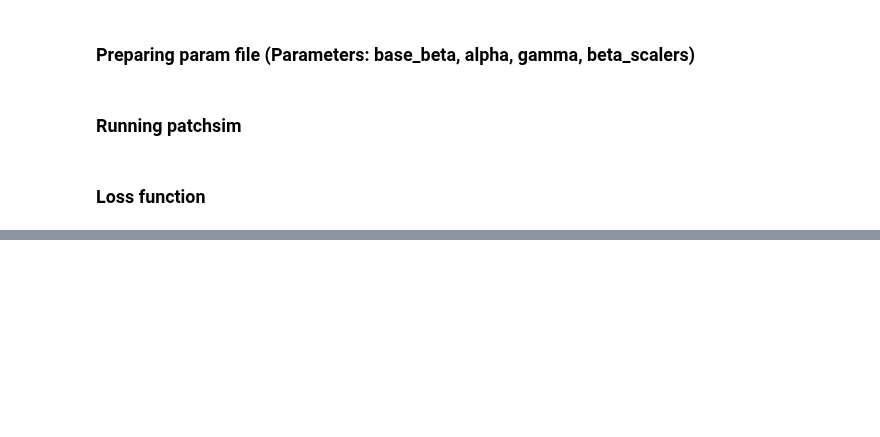
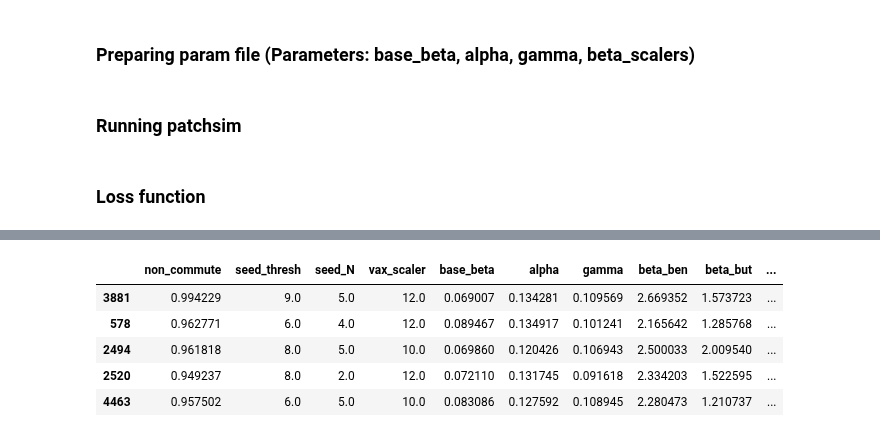
Before and after one commit to NSSAC/DRC_Ebola_2018, a Jupyter notebook: notebooks/calibration.ipynb, the cells around one changed output, grey strips where cells are left out. Saved outputs shown, nothing was run; the diff lists cells and outputs as text; code cells hidden in the pictures; blank space fills up the shorter version.

```diff
--- a/notebooks/calibration.ipynb
+++ b/notebooks/calibration.ipynb
@@ -214 +184,10 @@ out_df = run_patchsim(x_opt)
+# %%
+pbar = tqdm(total=eval_batch, desc="Calibration")
+x_opt_dict = hyperopt.fmin(agg_error_func, space=x_space, algo=hyperopt.rand.suggest, max_evals=max_evals, trials=trials)
+max_evals+=eval_batch
+particles_df = pd.DataFrame(dict(sorted({int(k):v for k,v in trials.vals.items()}.items())))
+particles_df.columns = column_labels
+particles_df['loss'] = trials.losses()
+particles_df.to_csv('../outputs/dltrials.csv')
+pbar.close()
 # %% [markdown]
@@ -226,0 +209,9 @@ out_df.loc[[k.upper() for k in key_hzs]].T.plot(ax=axarr[1],ls='--',legend=False
+# %%
+particles_df.sort_values('loss').head()
+# %% [output]
+|  | non_commute | seed_thresh | seed_N | vax_scaler | base_beta | alpha | gamma | beta_ben | beta_but | ... |
+| 3881 | 0.994229 | 9.0 | 5.0 | 12.0 | 0.069007 | 0.134281 | 0.109569 | 2.669352 | 1.573723 | ... |
+| 578 | 0.962771 | 6.0 | 4.0 | 12.0 | 0.089467 | 0.134917 | 0.101241 | 2.165642 | 1.285768 | ... |
+| 2494 | 0.961818 | 8.0 | 5.0 | 10.0 | 0.069860 | 0.120426 | 0.106943 | 2.500033 | 2.009540 | ... |
+| 2520 | 0.949237 | 8.0 | 2.0 | 12.0 | 0.072110 | 0.131745 | 0.091618 | 2.334203 | 1.522595 | ... |
+| 4463 | 0.957502 | 6.0 | 5.0 | 10.0 | 0.083086 | 0.127592 | 0.108945 | 2.280473 | 1.210737 | ... |
```
Also changed, not shown: parts of 17 cells of this notebook, 19 other files.
